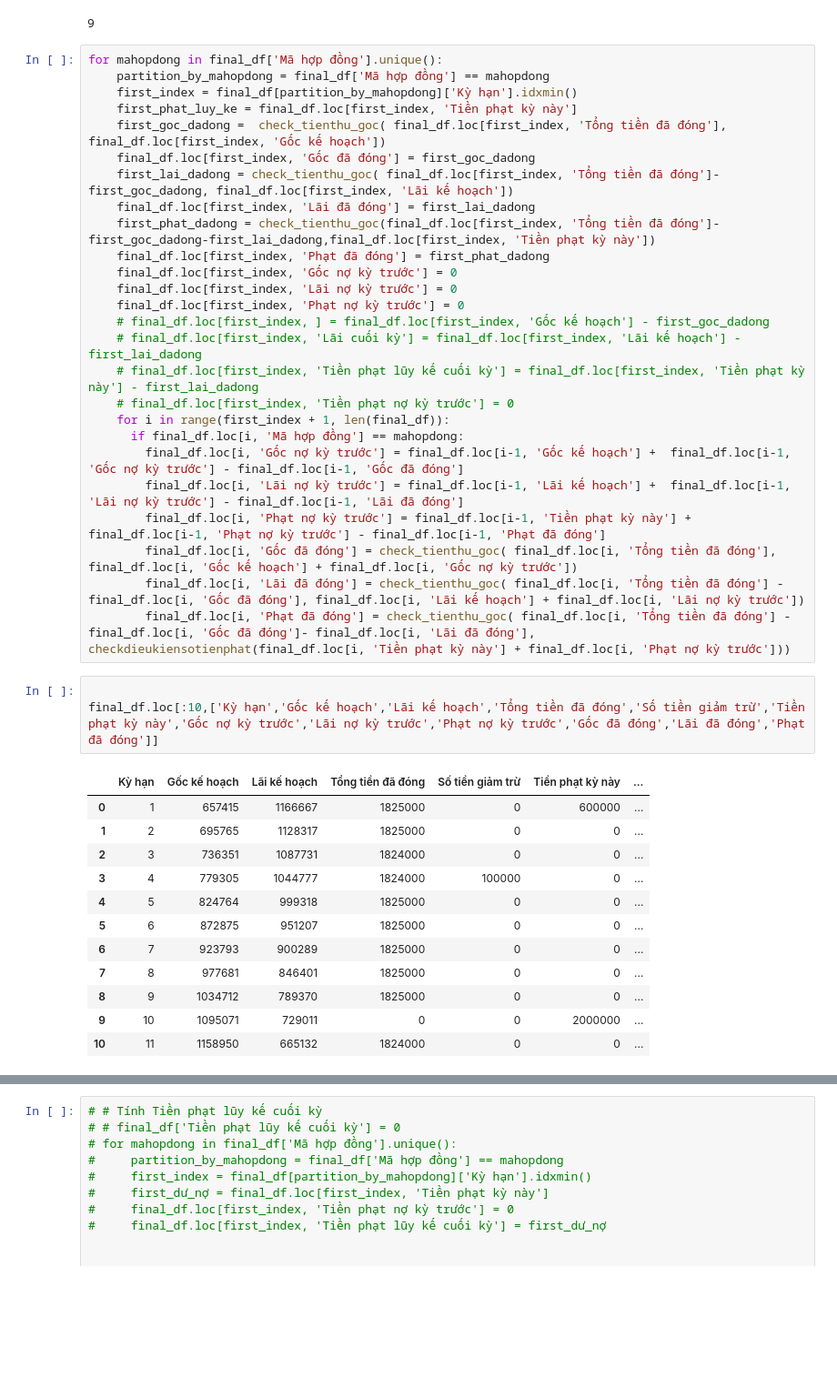
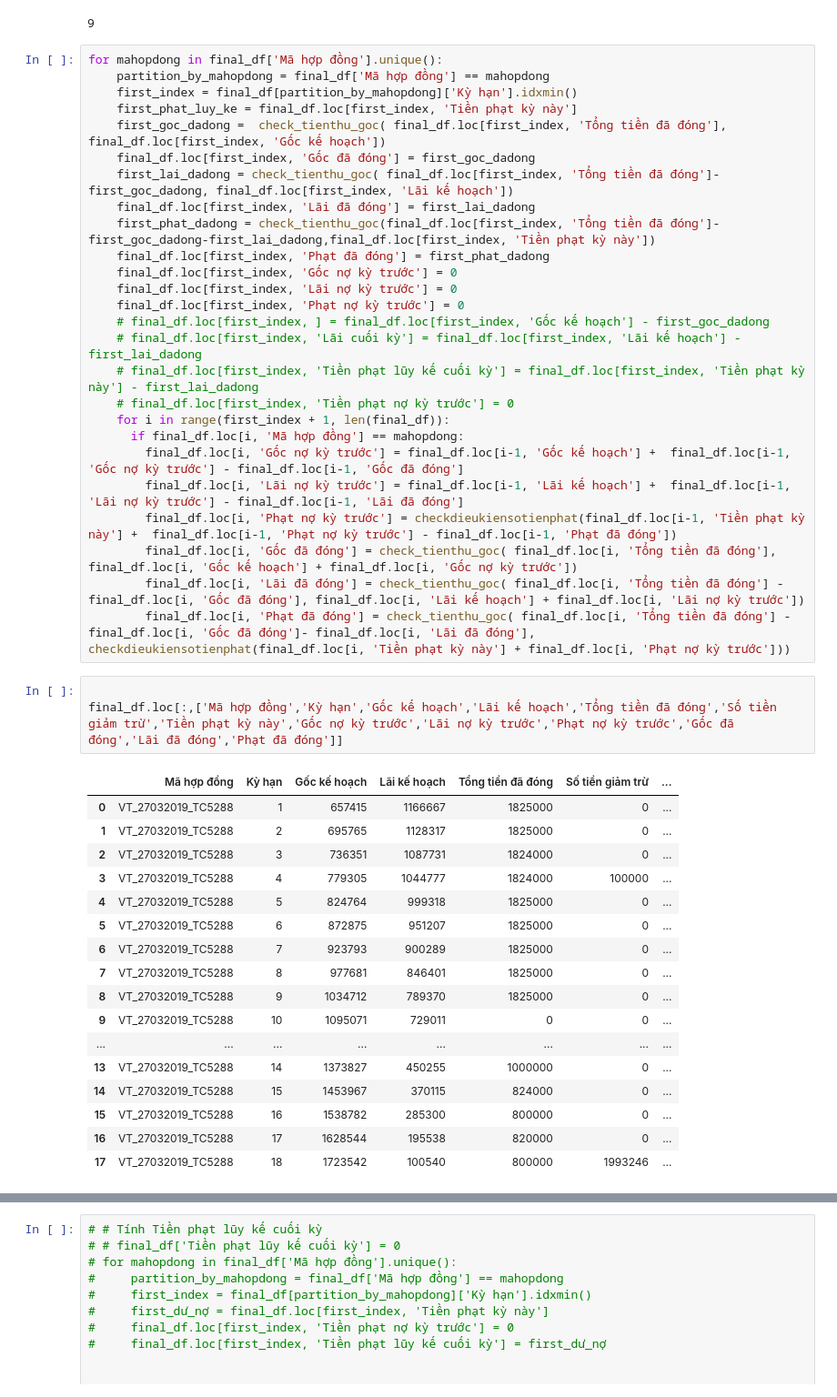
Before and after one commit to nguyenmanhcuong1291/python-outsource-brudertek-, a Jupyter notebook: Tính_tiền_lũy_kế.ipynb, the cells around one changed output, grey strips where cells are left out. Shown: that part at 91% size. Saved outputs shown, nothing was run; the diff lists cells and outputs as text; blank space fills up the shorter version.

```diff
--- a/Tính_tiền_lũy_kế.ipynb
+++ b/Tính_tiền_lũy_kế.ipynb
@@ -292,23 +292,28 @@ for mahopdong in final_df['Mã hợp đồng'].unique():
       if final_df.loc[i, 'Mã hợp đồng'] == mahopdong:
         final_df.loc[i, 'Gốc nợ kỳ trước'] = final_df.loc[i-1, 'Gốc kế hoạch'] +  final_df.loc[i-1, 'Gốc nợ kỳ trước'] - final_df.loc[i-1, 'Gốc đã đóng']
         final_df.loc[i, 'Lãi nợ kỳ trước'] = final_df.loc[i-1, 'Lãi kế hoạch'] +  final_df.loc[i-1, 'Lãi nợ kỳ trước'] - final_df.loc[i-1, 'Lãi đã đóng']
-        final_df.loc[i, 'Phạt nợ kỳ trước'] = final_df.loc[i-1, 'Tiền phạt kỳ này'] +  final_df.loc[i-1, 'Phạt nợ kỳ trước'] - final_df.loc[i-1, 'Phạt đã đóng']
+        final_df.loc[i, 'Phạt nợ kỳ trước'] = checkdieukiensotienphat(final_df.loc[i-1, 'Tiền phạt kỳ này'] +  final_df.loc[i-1, 'Phạt nợ kỳ trước'] - final_df.loc[i-1, 'Phạt đã đóng'])
         final_df.loc[i, 'Gốc đã đóng'] = check_tienthu_goc( final_df.loc[i, 'Tổng tiền đã đóng'], final_df.loc[i, 'Gốc kế hoạch'] + final_df.loc[i, 'Gốc nợ kỳ trước'])
         final_df.loc[i, 'Lãi đã đóng'] = check_tienthu_goc( final_df.loc[i, 'Tổng tiền đã đóng'] - final_df.loc[i, 'Gốc đã đóng'], final_df.loc[i, 'Lãi kế hoạch'] + final_df.loc[i, 'Lãi nợ kỳ trước'])
         final_df.loc[i, 'Phạt đã đóng'] = check_tienthu_goc( final_df.loc[i, 'Tổng tiền đã đóng'] - final_df.loc[i, 'Gốc đã đóng']- final_df.loc[i, 'Lãi đã đóng'], checkdieukiensotienphat(final_df.loc[i, 'Tiền phạt kỳ này'] + final_df.loc[i, 'Phạt nợ kỳ trước']))
 # %%
 
-final_df.loc[:10,['Kỳ hạn','Gốc kế hoạch','Lãi kế hoạch','Tổng tiền đã đóng','Số tiền giảm trừ','Tiền phạt kỳ này','Gốc nợ kỳ trước','Lãi nợ kỳ trước','Phạt nợ kỳ trước','Gốc đã đóng','Lãi đã đóng','Phạt đã đóng']]
+final_df.loc[:,['Mã hợp đồng','Kỳ hạn','Gốc kế hoạch','Lãi kế hoạch','Tổng tiền đã đóng','Số tiền giảm trừ','Tiền phạt kỳ này','Gốc nợ kỳ trước','Lãi nợ kỳ trước','Phạt nợ kỳ trước','Gốc đã đóng','Lãi đã đóng','Phạt đã đóng']]
 # %% [output]
-|  | Kỳ hạn | Gốc kế hoạch | Lãi kế hoạch | Tổng tiền đã đóng | Số tiền giảm trừ | Tiền phạt kỳ này | ... |
-| 0 | 1 | 657415 | 1166667 | 1825000 | 0 | 600000 | ... |
-| 1 | 2 | 695765 | 1128317 | 1825000 | 0 | 0 | ... |
-| 2 | 3 | 736351 | 1087731 | 1824000 | 0 | 0 | ... |
-| 3 | 4 | 779305 | 1044777 | 1824000 | 100000 | 0 | ... |
-| 4 | 5 | 824764 | 999318 | 1825000 | 0 | 0 | ... |
-| 5 | 6 | 872875 | 951207 | 1825000 | 0 | 0 | ... |
-| 6 | 7 | 923793 | 900289 | 1825000 | 0 | 0 | ... |
-| 7 | 8 | 977681 | 846401 | 1825000 | 0 | 0 | ... |
-| 8 | 9 | 1034712 | 789370 | 1825000 | 0 | 0 | ... |
-| 9 | 10 | 1095071 | 729011 | 0 | 0 | 2000000 | ... |
-| 10 | 11 | 1158950 | 665132 | 1824000 | 0 | 0 | ... |
+|  | Mã hợp đồng | Kỳ hạn | Gốc kế hoạch | Lãi kế hoạch | Tổng tiền đã đóng | Số tiền giảm trừ | ... |
+| 0 | VT_27032019_TC5288 | 1 | 657415 | 1166667 | 1825000 | 0 | ... |
+| 1 | VT_27032019_TC5288 | 2 | 695765 | 1128317 | 1825000 | 0 | ... |
+| 2 | VT_27032019_TC5288 | 3 | 736351 | 1087731 | 1824000 | 0 | ... |
+| 3 | VT_27032019_TC5288 | 4 | 779305 | 1044777 | 1824000 | 100000 | ... |
+| 4 | VT_27032019_TC5288 | 5 | 824764 | 999318 | 1825000 | 0 | ... |
+| 5 | VT_27032019_TC5288 | 6 | 872875 | 951207 | 1825000 | 0 | ... |
+| 6 | VT_27032019_TC5288 | 7 | 923793 | 900289 | 1825000 | 0 | ... |
+| 7 | VT_27032019_TC5288 | 8 | 977681 | 846401 | 1825000 | 0 | ... |
+| 8 | VT_27032019_TC5288 | 9 | 1034712 | 789370 | 1825000 | 0 | ... |
+| 9 | VT_27032019_TC5288 | 10 | 1095071 | 729011 | 0 | 0 | ... |
+| ... | ... | ... | ... | ... | ... | ... | ... |
+| 13 | VT_27032019_TC5288 | 14 | 1373827 | 450255 | 1000000 | 0 | ... |
+| 14 | VT_27032019_TC5288 | 15 | 1453967 | 370115 | 824000 | 0 | ... |
+| 15 | VT_27032019_TC5288 | 16 | 1538782 | 285300 | 800000 | 0 | ... |
+| 16 | VT_27032019_TC5288 | 17 | 1628544 | 195538 | 820000 | 0 | ... |
+| 17 | VT_27032019_TC5288 | 18 | 1723542 | 100540 | 800000 | 1993246 | ... |
```
Also changed, not shown: parts of 1 cell of this notebook.
